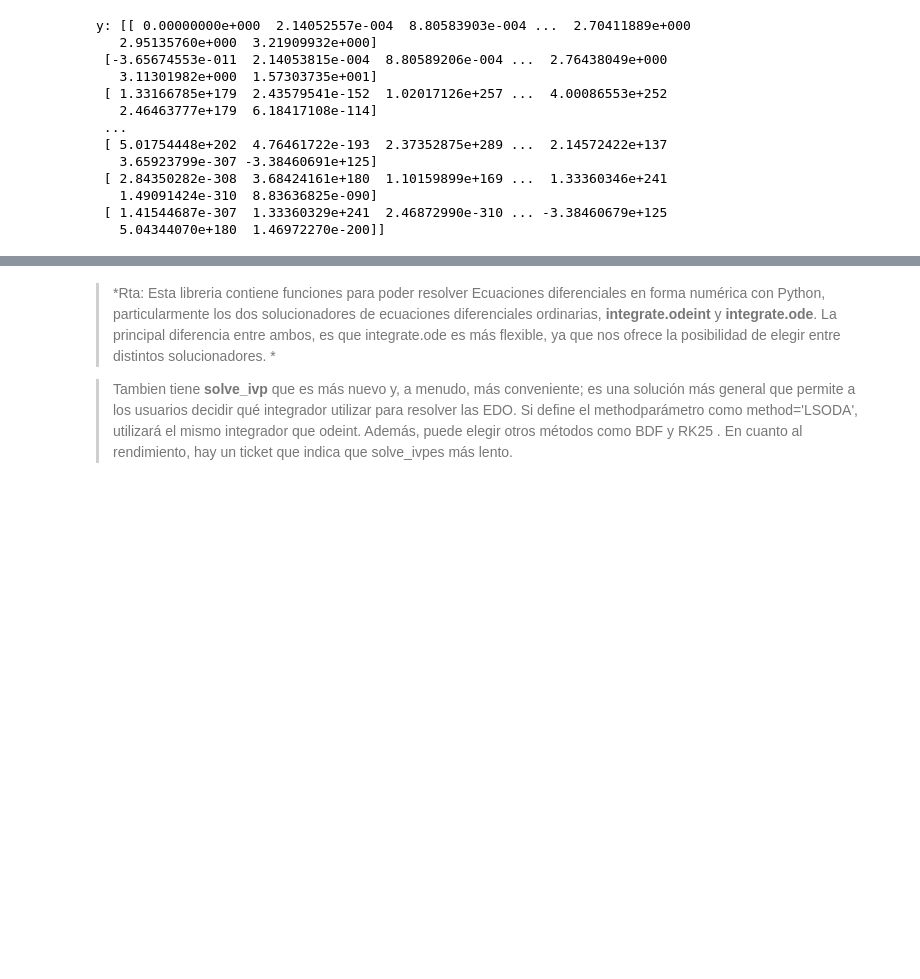
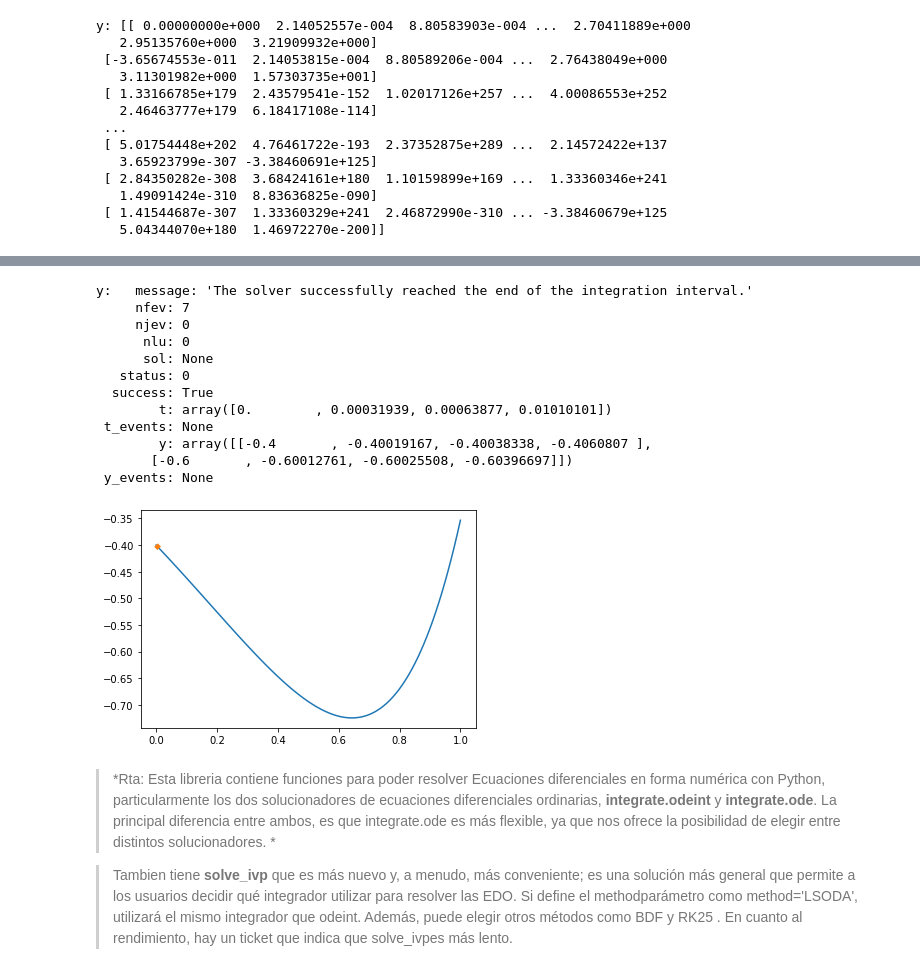
Before and after one commit to Leonel-H29/Facultad, a Jupyter notebook: TP1/TP1.ipynb, the cells around one changed output, grey strips where cells are left out. Saved outputs shown, nothing was run; the diff lists cells and outputs as text; code cells hidden in the pictures; blank space fills up the shorter version.

```diff
--- a/TP1/TP1.ipynb
+++ b/TP1/TP1.ipynb
@@ -1107,23 +1130,49 @@ y:   message: 'The solver successfully reached the end of the integration interv
 # %%
 import numpy as np
 import matplotlib.pyplot as plt
 from scipy.integrate import ode, odeint, solve_ivp
 
 
 #Punto 2 iv)
 
-def y_prima(x,y):
-	return np.exp(x)-y
+"""
+y(0)=-0.4 -> y1=y(0) -> y1'=y2
+y'(0)=-0.6 -> y2=y'(0)-> y2'=y3  y3=2y2-2y1+e^(2t)sent
+"""
+
+
+def y_prima2(x,y):
+	y1, y2 = y
+	return (y2, 2*y2-2*y1+np.exp(2*x)*np.sin(x))
 	#pass
 
 def y_solucion(x):
-	return (np.exp(2*x)*(np.sin(x)-2*np.cos(x)))/5
+	return (np.exp(2*x)*(np.sin(x)-2*np.cos(x)))*0.2
 
 a, b = 0, 1
-t0 = np.linspace(a,b)
-y0=y_solucion(t0)
+t0 = np.linspace(a,b,100)
+y0=[-0.4, -0.6]
+res = solve_ivp(y_prima2, t0, y0, method='LSODA')
+print(f"y: {res}")
 
-print(f"y: {odeint(y_prima, y0, t0)}")
+plt.plot(t0,y_solucion(t0), label='Exacta')
+plt.plot(res.t, res.y[0],  label='Aproximado', linestyle ='--', linewidth=5)
+
+plt.show()
+# %% [output]
+y:   message: 'The solver successfully reached the end of the integration interval.'
+     nfev: 7
+     njev: 0
+      nlu: 0
+      sol: None
+   status: 0
+  success: True
+        t: array([0.        , 0.00031939, 0.00063877, 0.01010101])
+ t_events: None
+        y: array([[-0.4       , -0.40019167, -0.40038338, -0.4060807 ],
+       [-0.6       , -0.60012761, -0.60025508, -0.60396697]])
+ y_events: None
+[figure, added]
 # %% [markdown]
 
 
```
Also changed, not shown: parts of 5 cells of this notebook.
